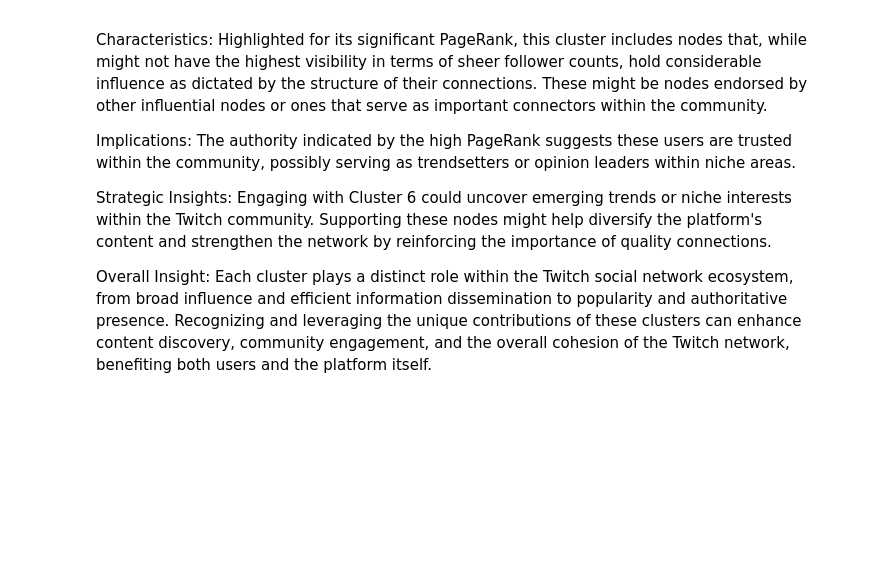
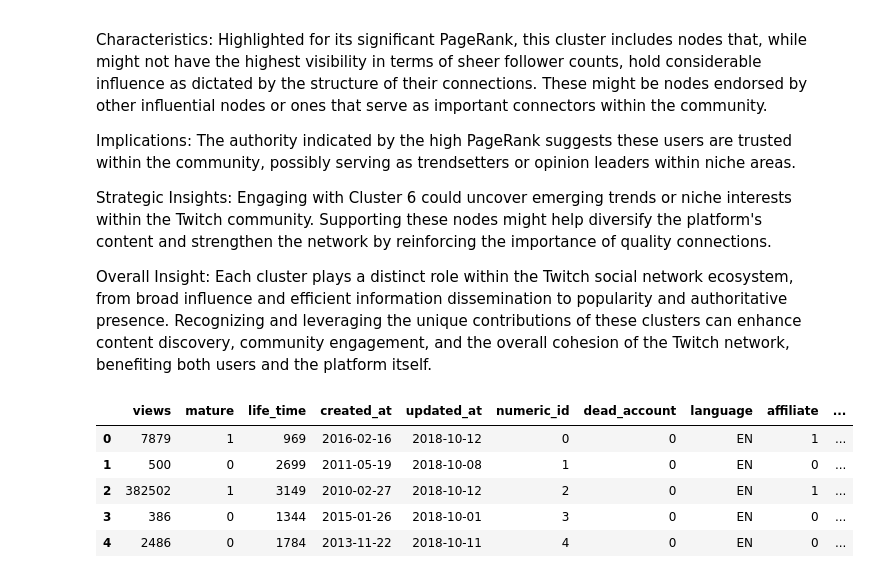
Before and after one commit to kevinlin0638/mini-project, a Jupyter notebook: project/Gephi/Gephi.ipynb, the cells around one changed output. Saved outputs shown, nothing was run; the diff lists cells and outputs as text; code cells hidden in the pictures; blank space fills up the shorter version.

```diff
--- a/project/Gephi/Gephi.ipynb
+++ b/project/Gephi/Gephi.ipynb
@@ -309,0 +316,9 @@ Each cluster plays a distinct role within the Twitch social network ecosystem, f
+# %%
+merged_df_2.head()
+# %% [output]
+|  | views | mature | life_time | created_at | updated_at | numeric_id | dead_account | language | affiliate | ... |
+| 0 | 7879 | 1 | 969 | 2016-02-16 | 2018-10-12 | 0 | 0 | EN | 1 | ... |
+| 1 | 500 | 0 | 2699 | 2011-05-19 | 2018-10-08 | 1 | 0 | EN | 0 | ... |
+| 2 | 382502 | 1 | 3149 | 2010-02-27 | 2018-10-12 | 2 | 0 | EN | 1 | ... |
+| 3 | 386 | 0 | 1344 | 2015-01-26 | 2018-10-01 | 3 | 0 | EN | 0 | ... |
+| 4 | 2486 | 0 | 1784 | 2013-11-22 | 2018-10-11 | 4 | 0 | EN | 0 | ... |
```
Also changed, not shown: parts of 3 cells of this notebook.
